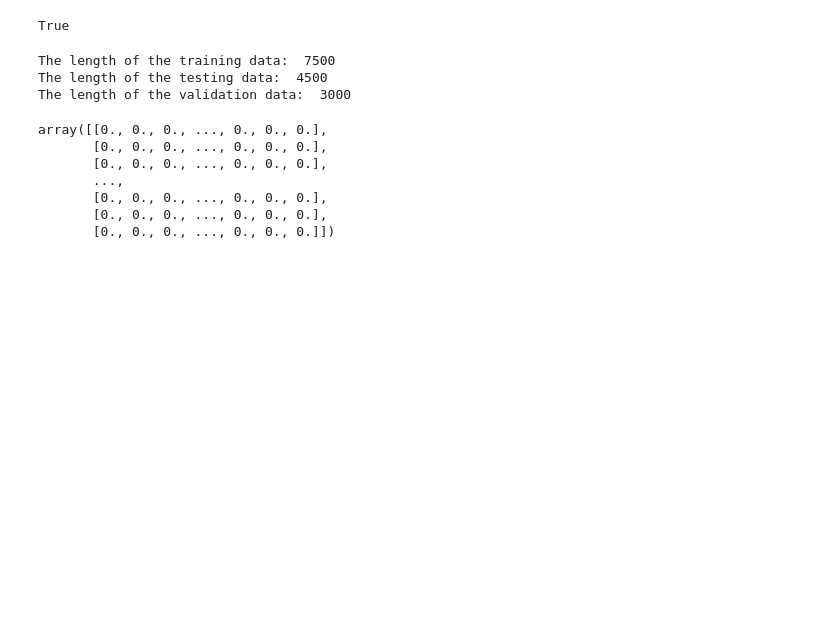
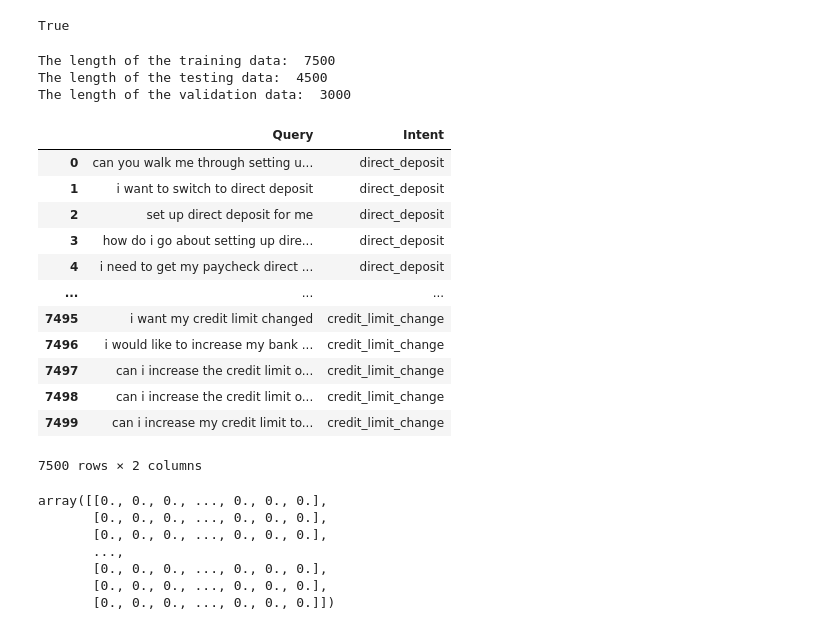
Before and after one commit to Mohitag94/MScDataScience_Project, a Jupyter notebook: preprocess_eda.ipynb, the cells around one changed output. Saved outputs shown, nothing was run; the diff lists cells and outputs as text; code cells hidden in the pictures; blank space fills up the shorter version.

```diff
--- a/preprocess_eda.ipynb
+++ b/preprocess_eda.ipynb
@@ -174,6 +174,22 @@ class pre_process():
     # def domain_map(self, domain=domians):
 # %%
 preprocess = pre_process(train_df)
+# %%
+train_df
+# %% [output]
+|  | Query | Intent |
+| 0 | can you walk me through setting u... | direct_deposit |
+| 1 | i want to switch to direct deposit | direct_deposit |
+| 2 | set up direct deposit for me | direct_deposit |
+| 3 | how do i go about setting up dire... | direct_deposit |
+| 4 | i need to get my paycheck direct ... | direct_deposit |
+| ... | ... | ... |
+| 7495 | i want my credit limit changed | credit_limit_change |
+| 7496 | i would like to increase my bank ... | credit_limit_change |
+| 7497 | can i increase the credit limit o... | credit_limit_change |
+| 7498 | can i increase the credit limit o... | credit_limit_change |
+| 7499 | can i increase my credit limit to... | credit_limit_change |
+7500 rows × 2 columns
 # %%
 preprocess.encode_class()
 # %% [output]
```
Also changed, not shown: parts of 4 cells of this notebook, 11 other files.
